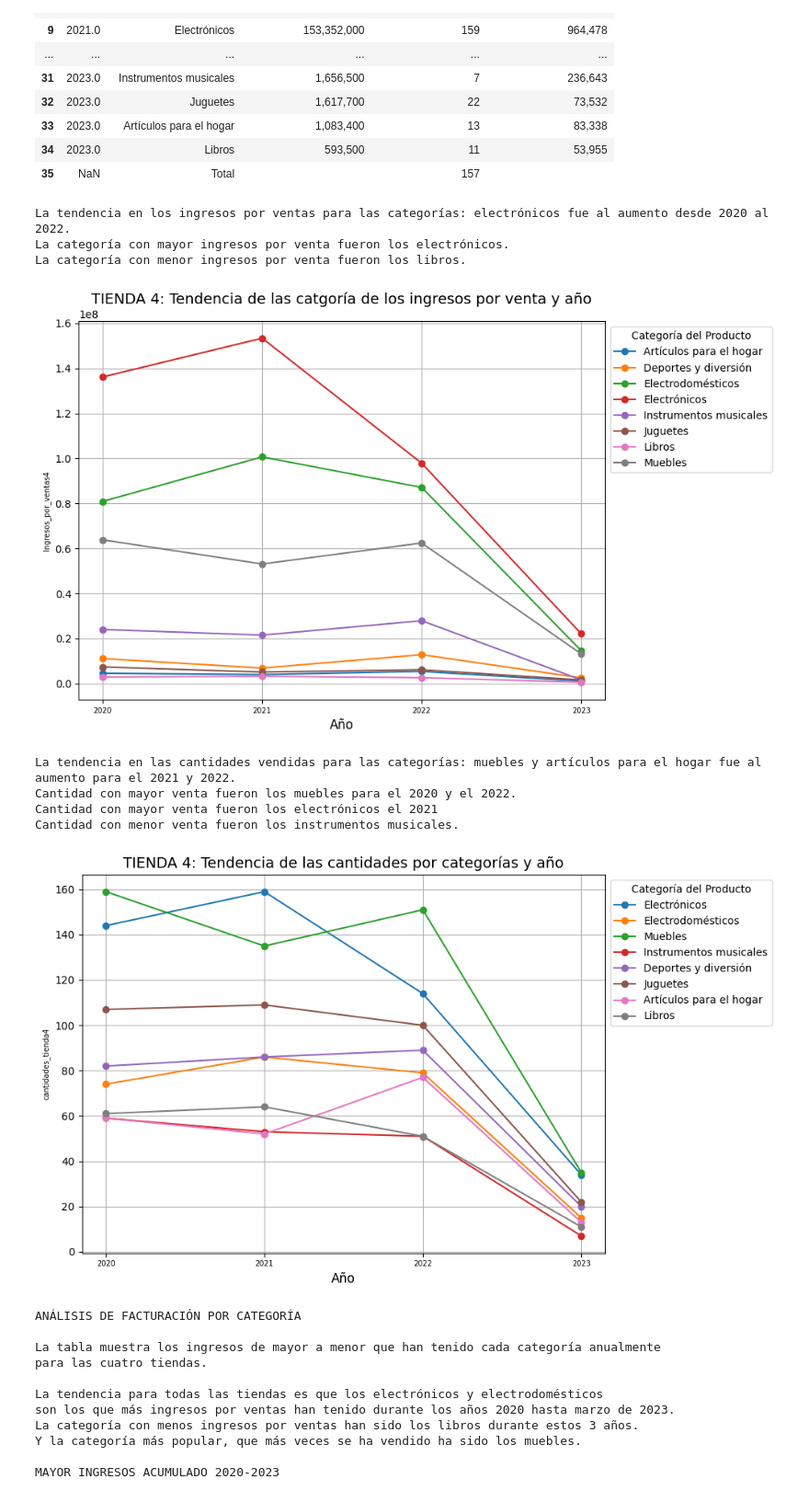
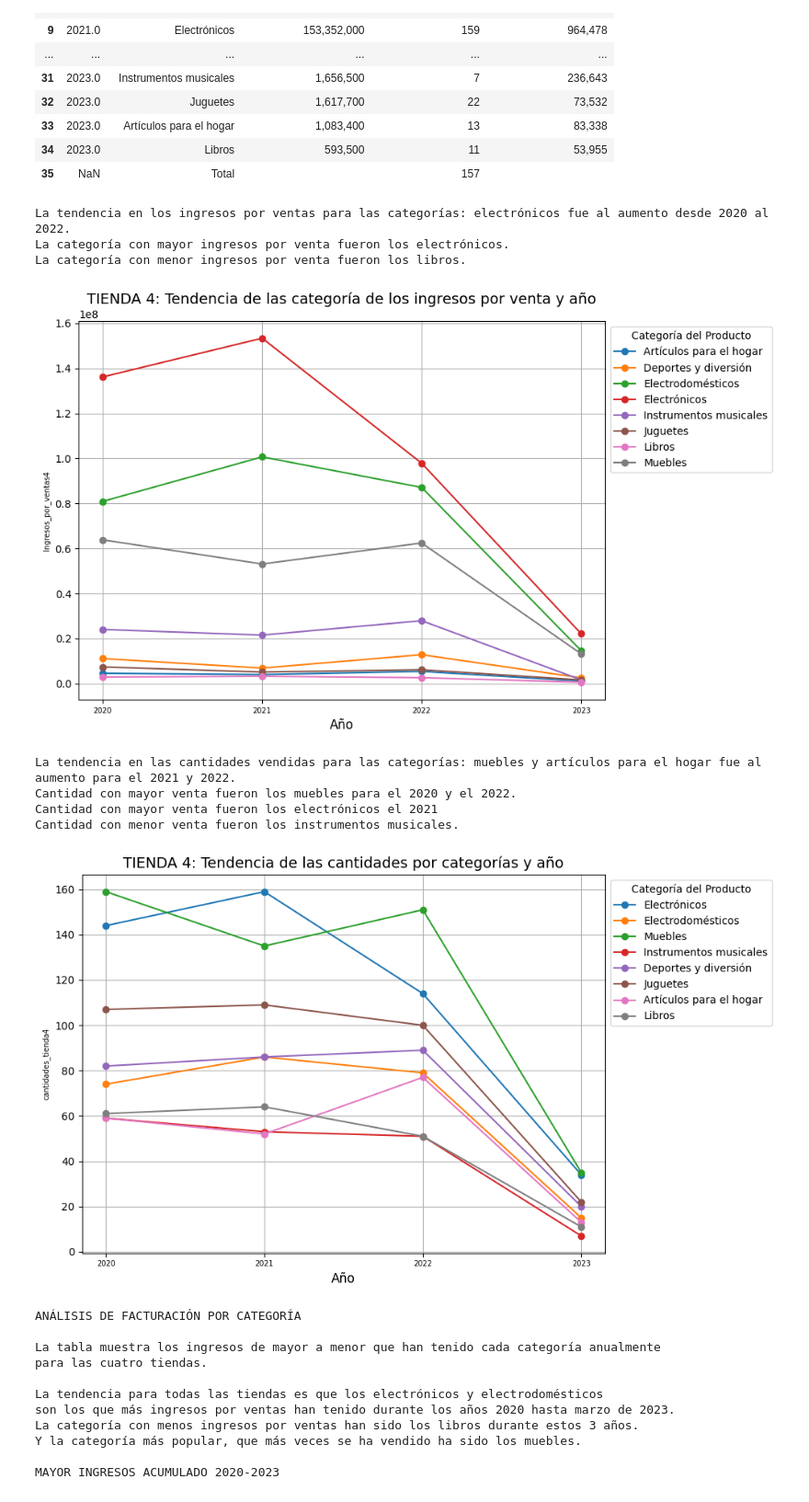
Before and after one commit to Marion13673/ANALISIS-DE-LAS-VENTAS-POR-TIENDAS, a Jupyter notebook: AluraStoreLatam(Final).ipynb, the cells around one changed output. Shown at 92% size. Drawn from its saved outputs; the diff is of its cells as text; code cells hidden in the pictures.

```diff
--- a/AluraStoreLatam(Final).ipynb
+++ b/AluraStoreLatam(Final).ipynb
@@ -891,7 +891,7 @@ for categoria in ventas_por_categoria_tienda4['Categoría del Producto'].unique(
     plt.plot(data['Año'], data['Ingresos_por_ventas4'], marker='o', label=categoria)
 
 
-plt.title('TIENDA 4: Tendencia de las catgoría de los ingresos por venta y año', fontsize=14)
+plt.title('TIENDA 4: Tendencia de las categoría de los ingresos por venta y año', fontsize=14)
 plt.xlabel('Año', fontsize=12)
 plt.ylabel('Ingresos_por_ventas4', fontsize=7)
 plt.xticks(ventas_por_categoria_tienda4['Año'].unique(), fontsize=7)
@@ -943,34 +943,34 @@ merged_data = merged_data.sort_values(by=['Año', 'Ingresos_por_ventas4'], ascen
 plt.figure(figsize=(10, 6))
 
 
 for categoria in merged_data['Categoría del Producto'].unique():
     data = merged_data[merged_data['Categoría del Producto'] == categoria]
     plt.plot(data['Año'], data['cantidades_tienda4'], marker='o', label=categoria)
 
 
 plt.title('TIENDA 4: Tendencia de las cantidades por categorías y año', fontsize=14)
 plt.xlabel('Año', fontsize=12)
 plt.ylabel('cantidades_tienda4', fontsize=7)
 plt.xticks(cantidades_tienda4['Año'].unique(), fontsize=7)
 plt.yticks(fontsize=10)
 plt.grid(True)
 
 
 plt.legend(title='Categoría del Producto', fontsize=10, loc='upper left', bbox_to_anchor=(1, 1))
 
 plt.tight_layout()
 
 print('\n\nLa tendencia en las cantidades vendidas para las categorías: muebles y artículos para el hogar fue al aumento para el 2021 y 2022.')
 print('Cantidad con mayor venta fueron los muebles para el 2020 y el 2022.')
 print('Cantidad con mayor venta fueron los electrónicos el 2021')
 print('Cantidad con menor venta fueron los instrumentos musicales.')
 
 plt.show()
 # %% [output]
 La tendencia en los ingresos por ventas para las categorías: electrónicos fue al aumento desde 2020 al 2022.
 La categoría con mayor ingresos por venta fueron los electrónicos.
 La categoría con menor ingresos por venta fueron los libros.
-[figure, old version]
+[figure, new version]
 La tendencia en las cantidades vendidas para las categorías: muebles y artículos para el hogar fue al aumento para el 2021 y 2022.
 Cantidad con mayor venta fueron los muebles para el 2020 y el 2022.
 Cantidad con mayor venta fueron los electrónicos el 2021
```
Also changed, not shown: parts of 5 cells of this notebook.
